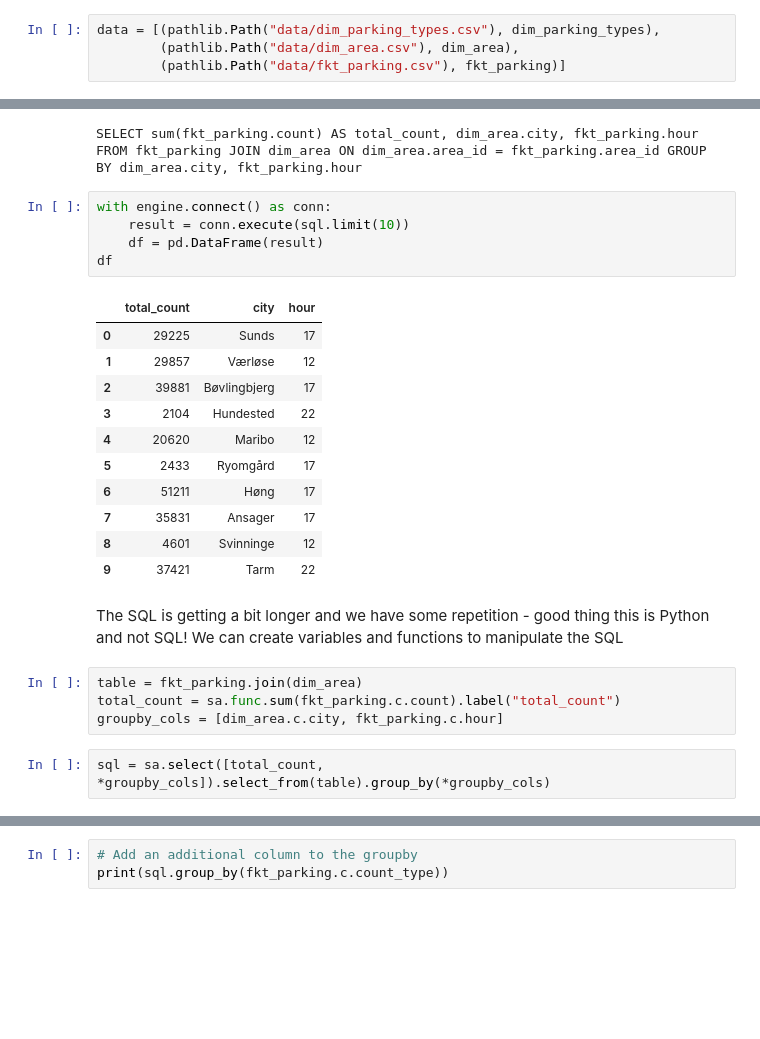
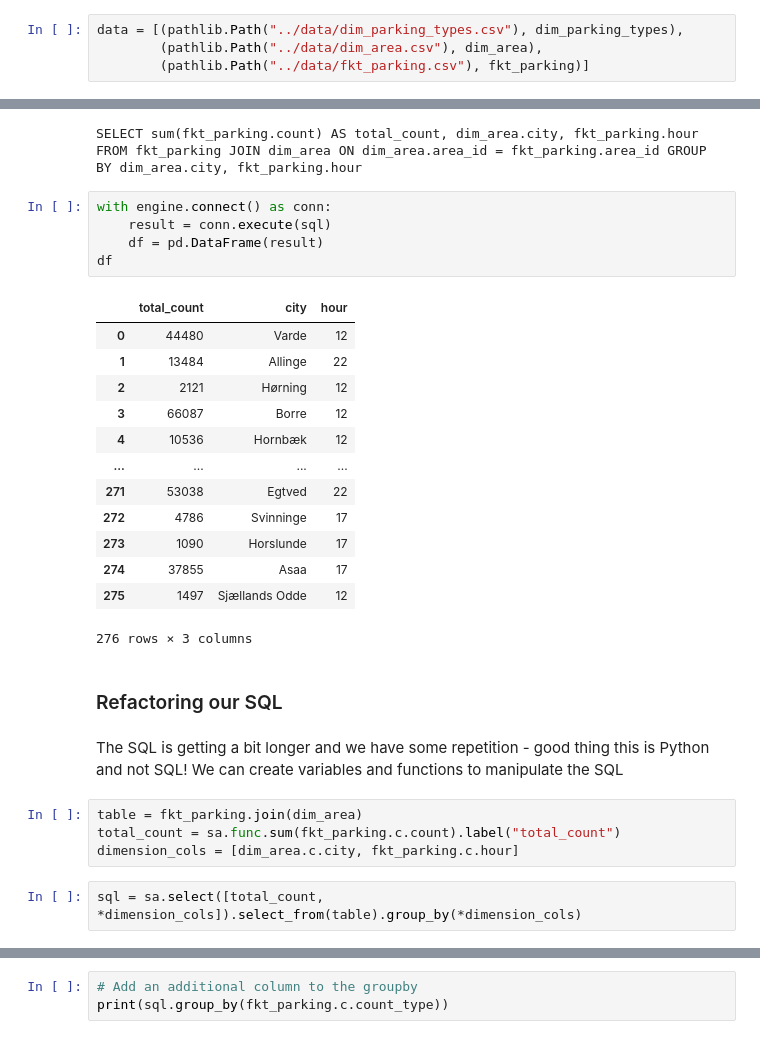
Before and after one commit to andersbogsnes/pydata-london-2022-sqlalchemy-tutorial, a Jupyter notebook: notebooks/2. SQLAlchemy Core.ipynb, the cells around one changed output, grey strips where cells are left out. Saved outputs shown, nothing was run; the diff lists cells and outputs as text; blank space fills up the shorter version.

```diff
--- a/notebooks/2. SQLAlchemy Core.ipynb
+++ b/notebooks/2. SQLAlchemy Core.ipynb
@@ -146,9 +155,9 @@ import pathlib
 # %% [markdown]
 First we pair up the file paths and the corresponding table
 # %%
-data = [(pathlib.Path("data/dim_parking_types.csv"), dim_parking_types),
-        (pathlib.Path("data/dim_area.csv"), dim_area),
-        (pathlib.Path("data/fkt_parking.csv"), fkt_parking)]
+data = [(pathlib.Path("../data/dim_parking_types.csv"), dim_parking_types),
+        (pathlib.Path("../data/dim_area.csv"), dim_area),
+        (pathlib.Path("../data/fkt_parking.csv"), fkt_parking)]
 # %%
 # Run everything inside one transaction - Unit of Work
 with engine.begin() as conn:
@@ -257,26 +266,30 @@ SELECT sum(fkt_parking.count) AS total_count, dim_area.city, fkt_parking.hour
 FROM fkt_parking JOIN dim_area ON dim_area.area_id = fkt_parking.area_id GROUP BY dim_area.city, fkt_parking.hour
 # %%
 with engine.connect() as conn:
-    result = conn.execute(sql.limit(10))
+    result = conn.execute(sql)
     df = pd.DataFrame(result)
 df
 # %% [output]
 |  | total_count | city | hour |
-| 0 | 29225 | Sunds | 17 |
-| 1 | 29857 | Værløse | 12 |
-| 2 | 39881 | Bøvlingbjerg | 17 |
-| 3 | 2104 | Hundested | 22 |
-| 4 | 20620 | Maribo | 12 |
-| 5 | 2433 | Ryomgård | 17 |
-| 6 | 51211 | Høng | 17 |
-| 7 | 35831 | Ansager | 17 |
-| 8 | 4601 | Svinninge | 12 |
-| 9 | 37421 | Tarm | 22 |
+| 0 | 44480 | Varde | 12 |
+| 1 | 13484 | Allinge | 22 |
+| 2 | 2121 | Hørning | 12 |
+| 3 | 66087 | Borre | 12 |
+| 4 | 10536 | Hornbæk | 12 |
+| ... | ... | ... | ... |
+| 271 | 53038 | Egtved | 22 |
+| 272 | 4786 | Svinninge | 17 |
+| 273 | 1090 | Horslunde | 17 |
+| 274 | 37855 | Asaa | 17 |
+| 275 | 1497 | Sjællands Odde | 12 |
+276 rows × 3 columns
+# %% [markdown]
+### Refactoring our SQL
 # %% [markdown]
 The SQL is getting a bit longer and we have some repetition - good thing this is Python and not SQL! We can create variables and functions to manipulate the SQL
 # %%
 table = fkt_parking.join(dim_area)
 total_count = sa.func.sum(fkt_parking.c.count).label("total_count")
-groupby_cols = [dim_area.c.city, fkt_parking.c.hour]
+dimension_cols = [dim_area.c.city, fkt_parking.c.hour]
-# %%
-sql = sa.select([total_count, *groupby_cols]).select_from(table).group_by(*groupby_cols)
+# %%
+sql = sa.select([total_count, *dimension_cols]).select_from(table).group_by(*dimension_cols)
```
Also changed, not shown: parts of 21 cells of this notebook, 4 other files.
